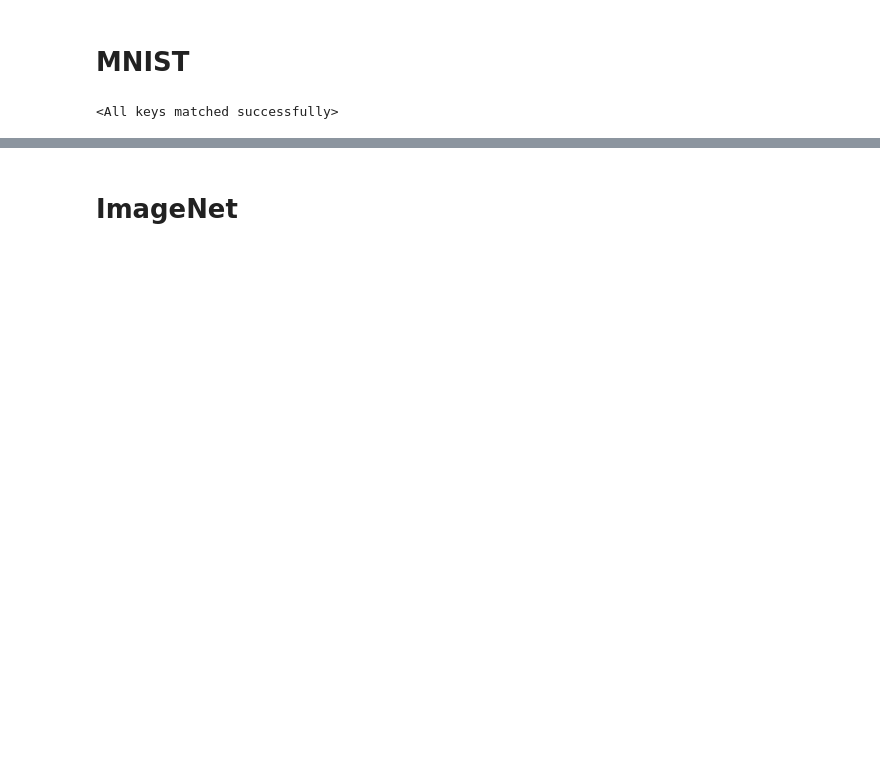
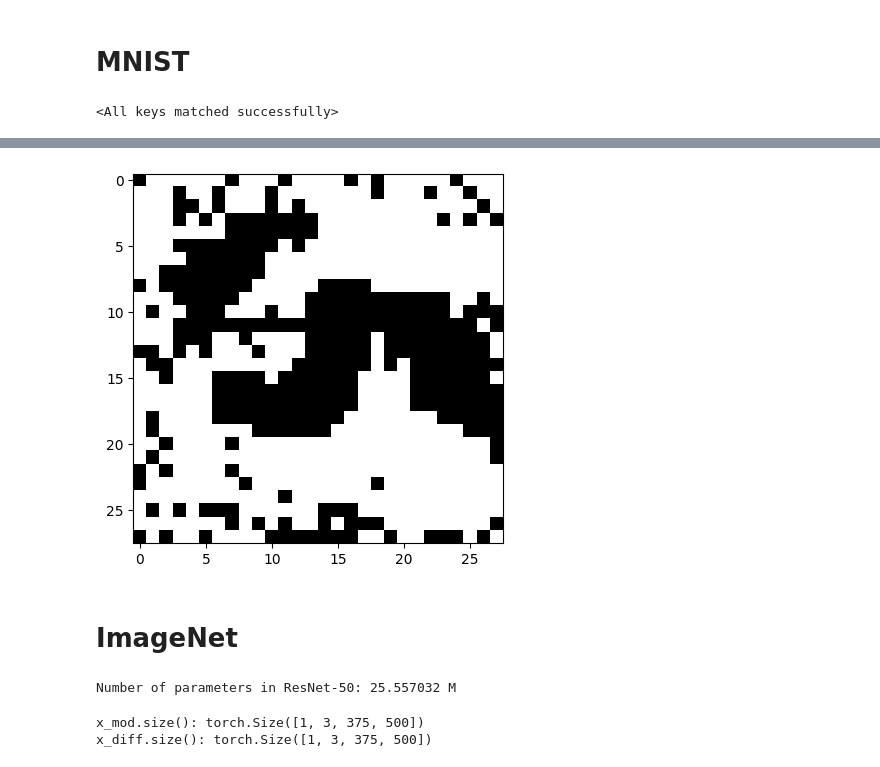
Before and after one commit to saahithjanapati/fgsm, a Jupyter notebook: fgsm.ipynb, the cells around one changed output, grey strips where cells are left out. Cells and saved outputs as stored; diff of their text form; code cells hidden in the pictures; blank space fills up the shorter version.

```diff
--- a/fgsm.ipynb
+++ b/fgsm.ipynb
@@ -110,2 +120,18 @@ visualize_mnist_image(mod_x[1, :])
+# %%
+visualize_mnist_image(diff_x[3, :])
+# %% [output]
+[figure, added]
 # %% [markdown]
 # ImageNet
+# %%
+import torchvision.models as models
+
+imagenet_model = models.resnet50(pretrained=True)
+
+best_device = get_best_device()
+imagenet_model = imagenet_model.to(best_device)
+
+num_parameters = sum([p.numel() for p in imagenet_model.parameters()])
+print(f"Number of parameters in ResNet-50: {num_parameters / 1e6} M")
+# %% [output]
+Number of parameters in ResNet-50: 25.557032 M
@@ -111,0 +176,9 @@ visualize_mnist_image(mod_x[1, :])
+# %%
+x, y = next(iter(imagenette))
+
+x_mod, x_diff = run_imagenet_fgsm(imagenet_model, x, y, epsilon=[0.5])
+print(f"x_mod.size(): {x_mod.size()}")
+print(f"x_diff.size(): {x_diff.size()}")
+# %% [output]
+x_mod.size(): torch.Size([1, 3, 375, 500])
+x_diff.size(): torch.Size([1, 3, 375, 500])
```
Also changed, not shown: parts of 11 cells of this notebook, 1 other file.
